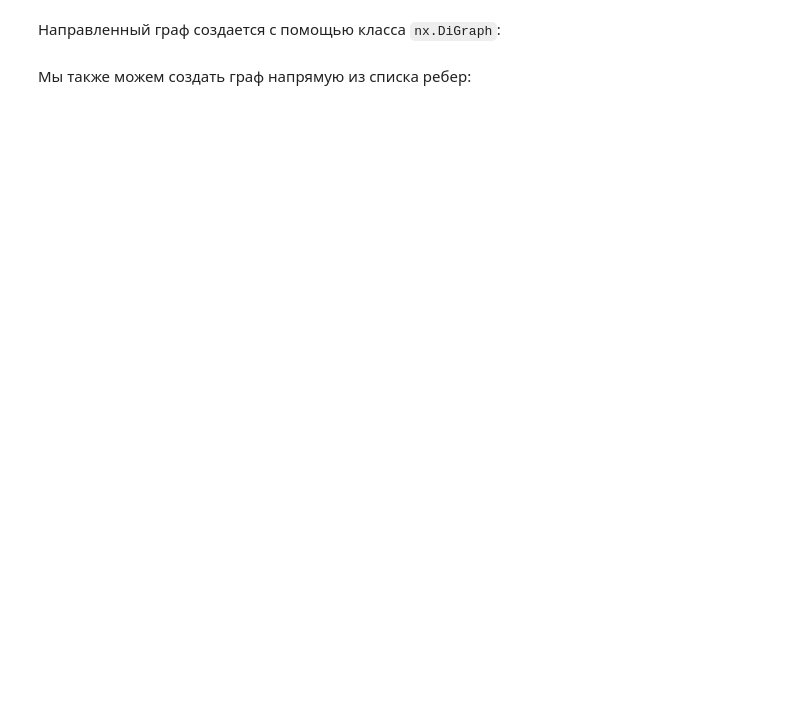
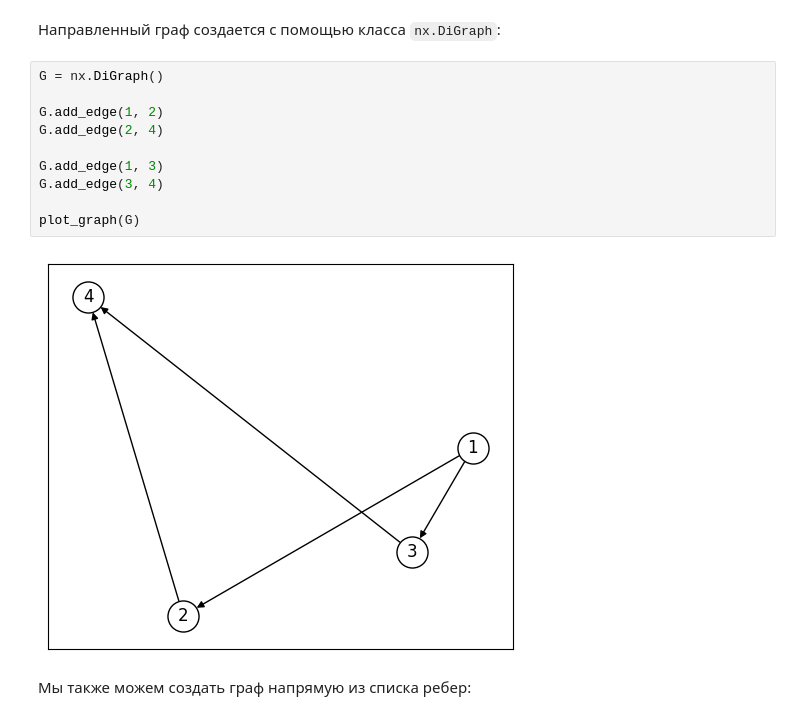
Before and after one commit to anton-pershin/spbu-fundamentals-of-algorithms, a Jupyter notebook: practicum_2/intro_to_networkx.ipynb, the cells around one changed output. Cells and saved outputs as stored; diff of their text form; blank space fills up the shorter version.

```diff
--- a/practicum_2/intro_to_networkx.ipynb
+++ b/practicum_2/intro_to_networkx.ipynb
@@ -24,4 +106,16 @@ Networkx имеет отличный набор методов для отобр
 # %% [markdown]
 Направленный граф создается с помощью класса `nx.DiGraph`:
+# %%
+G = nx.DiGraph()
+
+G.add_edge(1, 2)
+G.add_edge(2, 4)
+
+G.add_edge(1, 3)
+G.add_edge(3, 4)
+
+plot_graph(G)
+# %% [output]
+[figure, added]
 # %% [markdown]
 Мы также можем создать граф напрямую из списка ребер:
```
Also changed, not shown: parts of 46 cells of this notebook.
